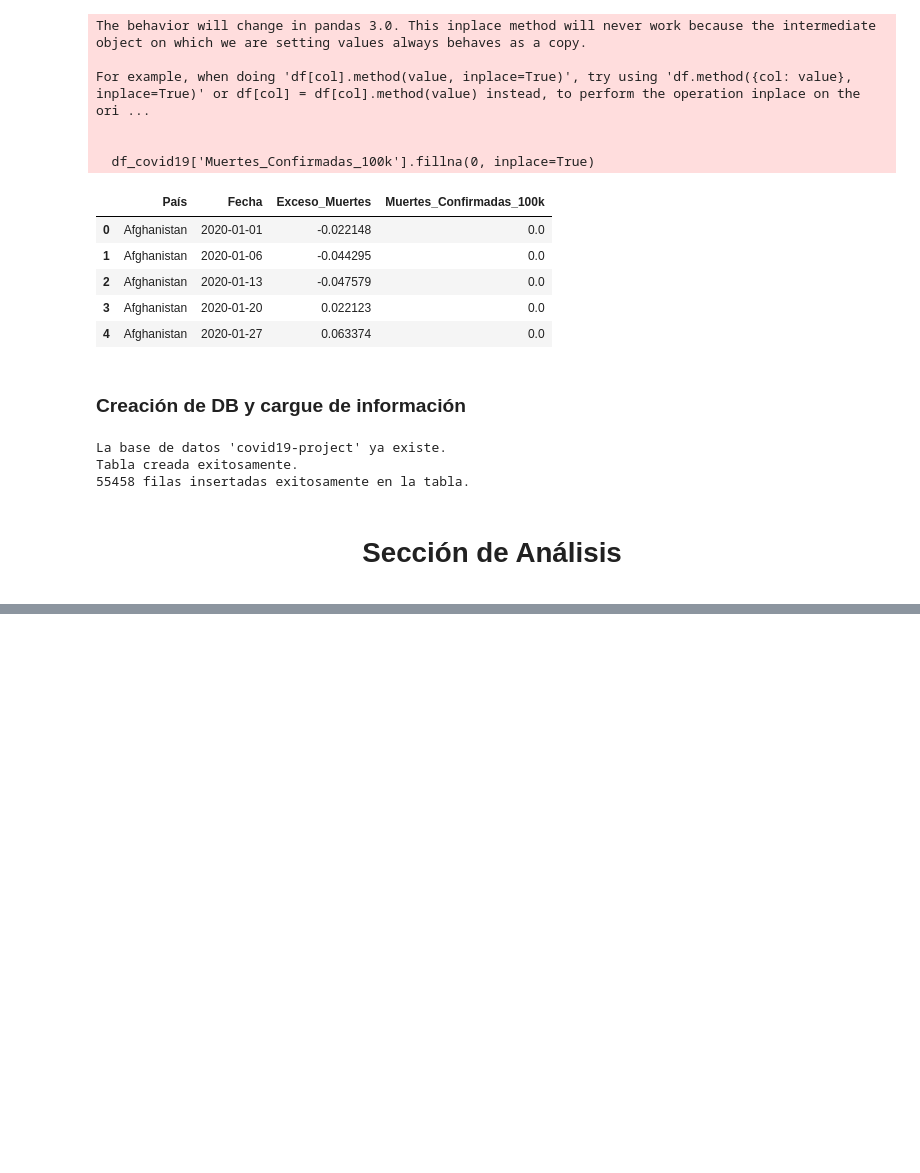
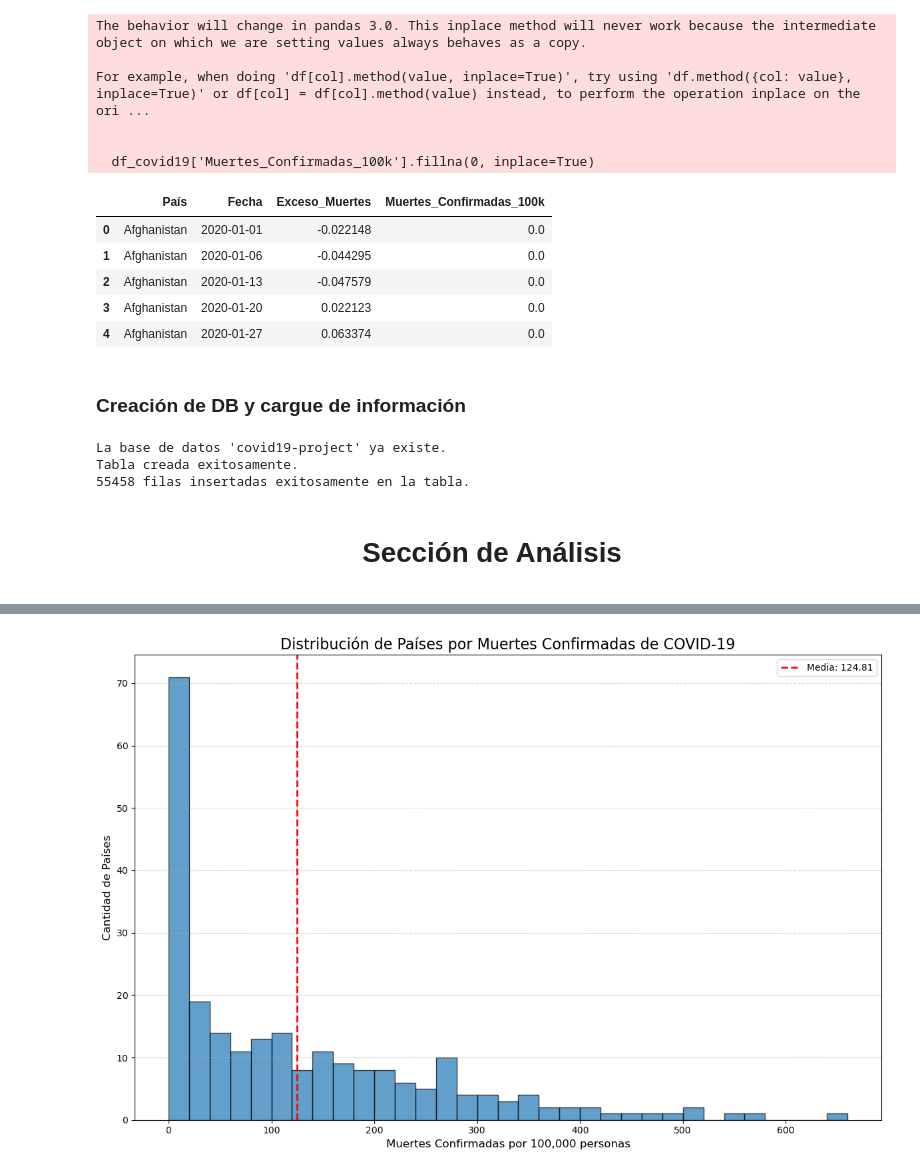
Before and after one commit to carlosazmora/ProyectoBigData, a Jupyter notebook: ProyectoBase.ipynb, the cells around one changed output, grey strips where cells are left out. Drawn from its saved outputs; the diff is of its cells as text; code cells hidden in the pictures; blank space fills up the shorter version.

Commit message:
Añade más analisis
Se añaden tres analisis más
Se añade la explicación para cada analisis de la sección.

```diff
--- a/ProyectoBase.ipynb
+++ b/ProyectoBase.ipynb
@@ -310,0 +317,82 @@ analyze_excess_deaths_flow()
+# %%
+from prefect import flow, task, get_run_logger
+
+db_params = {
+    'dbname': 'covid19-project',
+    'user': 'psqluser',
+    'password': 'psqlpass',
+    'host': 'localhost',
+    'port': '5433'
+}
+
+@task
+def extract_from_db(db_params, table_name="muertes_covid19"):
+    logger = get_run_logger()
+    try:
+        conn = psycopg2.connect(**db_params)
+        query = f"""
+            SELECT
+                "pais",
+                MAX("muertes_confirmadas") AS "muertes_confirmadas"
+            FROM {table_name}
+            GROUP BY "pais"
+            ORDER BY "muertes_confirmadas" DESC;
+        """
+        df = pd.read_sql(query, conn)
+        conn.close()
+        return df
+    except Exception as e:
+        logger.error(f"Error extrayendo datos de PostgreSQL: {e}")
+        raise
+
+@task
+def plot_deaths_histogram(df):
+    logger = get_run_logger()
+    if df is None or df.empty:
+        logger.warning("No hay datos para graficar.")
+        return
+
+    df.dropna(subset=['muertes_confirmadas'], inplace=True)
+    df.replace([np.inf, -np.inf], np.nan, inplace=True)
+    df.dropna(subset=['muertes_confirmadas'], inplace=True)
+
+    bins = np.arange(0, df['muertes_confirmadas'].max() + 20, 20)
+
+    plt.figure(figsize=(12, 8))
+    plt.hist(df['muertes_confirmadas'], bins=bins, edgecolor='black', alpha=0.7)
+
+    media = df['muertes_confirmadas'].mean()
+    plt.axvline(media, color='red', linestyle='dashed', linewidth=2, label=f'Media: {media:.2f}')
+
+    plt.title('Distribución de Países por Muertes Confirmadas de COVID-19', fontsize=16)
+    plt.xlabel('Muertes Confirmadas por 100,000 personas', fontsize=12)
+    plt.ylabel('Cantidad de Países', fontsize=12)
+    plt.legend()
+    plt.grid(axis='y', linestyle='--', alpha=0.6)
+    plt.tight_layout()
+    plt.show()
+    logger.info("Histograma generado correctamente.")
+
+@task
+def analyze_top_countries(df, top_n=10):
+    logger = get_run_logger()
+    if df is None or df.empty:
+        logger.warning("No hay datos para analizar.")
+        return
+
+    top_countries = df.sort_values(by='muertes_confirmadas', ascending=False).head(top_n)
+
+    logger.info("\nAnálisis de Países con Mayor Mortalidad Confirmada")
+    logger.info(f"Los {top_n} países con el mayor número de muertes confirmadas (por 100,000 habitantes) son:")
+
+    print(top_countries.to_string(index=False))
+
+@flow
+def analyze_deaths_distribution_flow():
+    df = extract_from_db(db_params)
+    plot_deaths_histogram(df)
+    analyze_top_countries(df)
+
+# Ejecutar el flow
+analyze_deaths_distribution_flow()
+# %% [output]
@@ -310,0 +401 @@ analyze_excess_deaths_flow()
+[figure, added]
```
Also changed, not shown: parts of 11 cells of this notebook.
